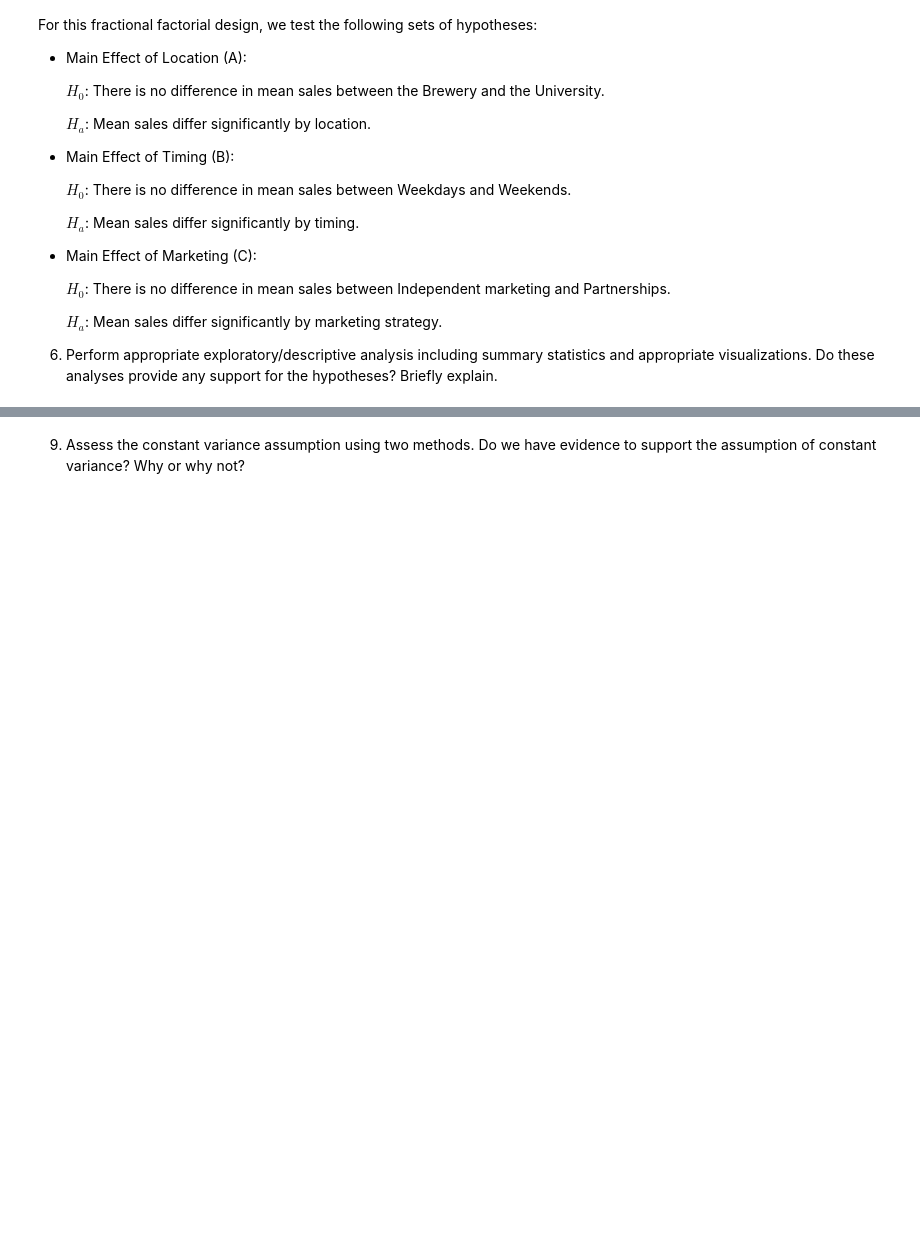
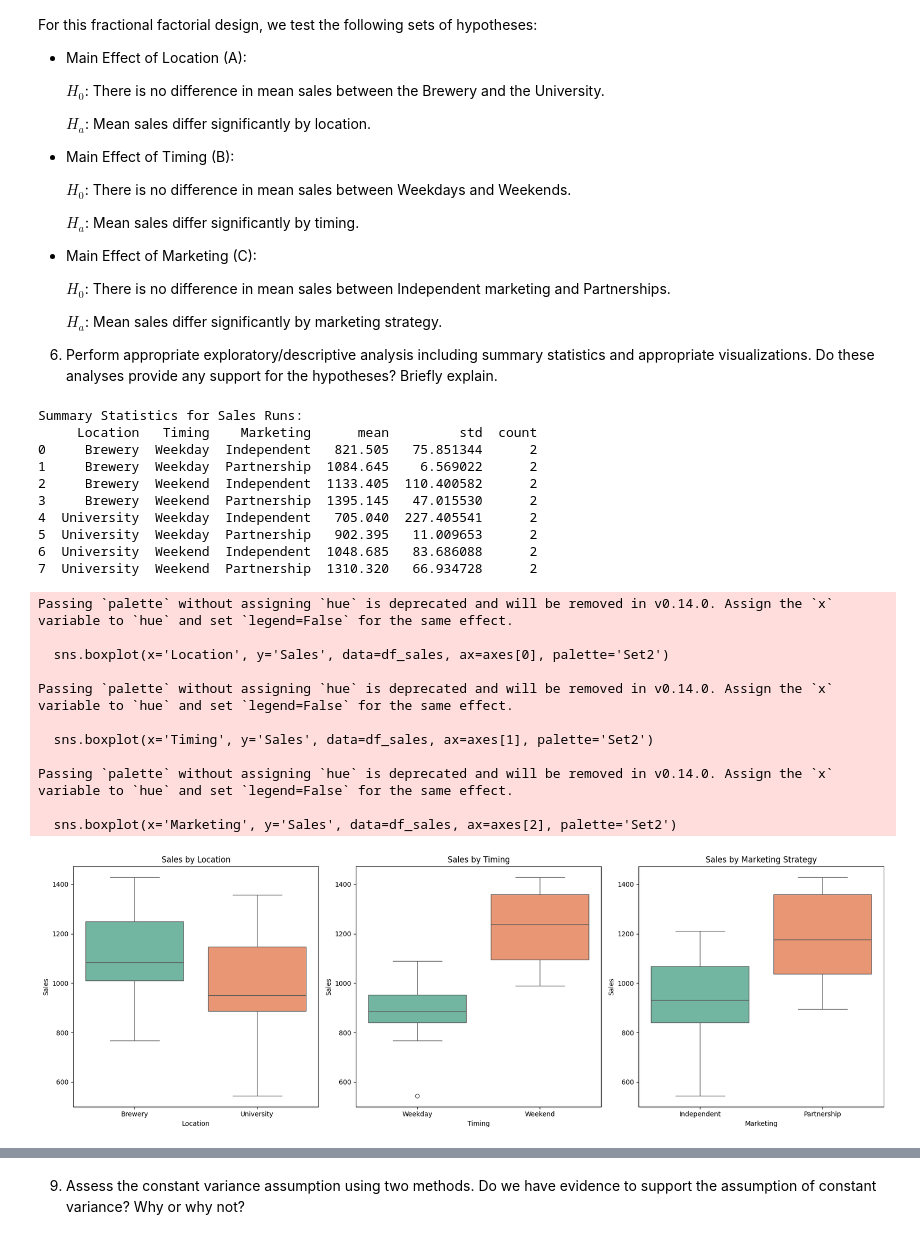
Before and after one commit to MihretTe/STAT-7220-Applied-Experimental-Design, a Jupyter notebook: Assignments/Final-Exam/Final-Exam.ipynb, the cells around one changed output, grey strips where cells are left out. Cells and saved outputs as stored; diff of their text form; code cells hidden in the pictures; blank space fills up the shorter version.

```diff
--- a/Assignments/Final-Exam/Final-Exam.ipynb
+++ b/Assignments/Final-Exam/Final-Exam.ipynb
@@ -379,4 +379,60 @@ For this fractional factorial design, we test the following sets of hypotheses:
 
 6. Perform appropriate exploratory/descriptive analysis including summary statistics and appropriate visualizations. Do these analyses provide any support for the hypotheses? Briefly explain.
 # %%
-## Question 6 Code ##
+import pandas as pd
+import seaborn as sns
+import matplotlib.pyplot as plt
+
+# 1. Load the Sales Dataset
+# Ensure the file name matches exactly what is in your repo
+df_sales = pd.read_excel('Busters Burrito Sales.xlsx')
+
+# 2. Clean column names
+df_sales.columns = df_sales.columns.str.strip()
+
+# 3. Summary Statistics
+# Grouping by the three factors to see the mean sales for each run
+sales_summary = df_sales.groupby(['Location', 'Timing', 'Marketing'])['Sales'].agg(['mean', 'std', 'count']).reset_index()
+print("Summary Statistics for Sales Runs:")
+print(sales_summary)
+
+# 4. Visualizations for Main Effects
+fig, axes = plt.subplots(1, 3, figsize=(18, 6))
+
+# Location Effect
+sns.boxplot(x='Location', y='Sales', data=df_sales, ax=axes[0], palette='Set2')
+axes[0].set_title('Sales by Location')
+
+# Timing Effect
+sns.boxplot(x='Timing', y='Sales', data=df_sales, ax=axes[1], palette='Set2')
+axes[1].set_title('Sales by Timing')
+
+# Marketing Effect
+sns.boxplot(x='Marketing', y='Sales', data=df_sales, ax=axes[2], palette='Set2')
+axes[2].set_title('Sales by Marketing Strategy')
+
+plt.tight_layout()
+plt.show()
+# %% [output]
+Summary Statistics for Sales Runs:
+     Location   Timing    Marketing      mean         std  count
+0     Brewery  Weekday  Independent   821.505   75.851344      2
+1     Brewery  Weekday  Partnership  1084.645    6.569022      2
+2     Brewery  Weekend  Independent  1133.405  110.400582      2
+3     Brewery  Weekend  Partnership  1395.145   47.015530      2
+4  University  Weekday  Independent   705.040  227.405541      2
+5  University  Weekday  Partnership   902.395   11.009653      2
+6  University  Weekend  Independent  1048.685   83.686088      2
+7  University  Weekend  Partnership  1310.320   66.934728      2
+Passing `palette` without assigning `hue` is deprecated and will be removed in v0.14.0. Assign the `x` variable to `hue` and set `legend=False` for the same effect.
+
+  sns.boxplot(x='Location', y='Sales', data=df_sales, ax=axes[0], palette='Set2')
+
+Passing `palette` without assigning `hue` is deprecated and will be removed in v0.14.0. Assign the `x` variable to `hue` and set `legend=False` for the same effect.
+
+  sns.boxplot(x='Timing', y='Sales', data=df_sales, ax=axes[1], palette='Set2')
+
+Passing `palette` without assigning `hue` is deprecated and will be removed in v0.14.0. Assign the `x` variable to `hue` and set `legend=False` for the same effect.
+
+  sns.boxplot(x='Marketing', y='Sales', data=df_sales, ax=axes[2], palette='Set2')
+[figure, added]
```
Also changed, not shown: parts of 5 cells of this notebook.
